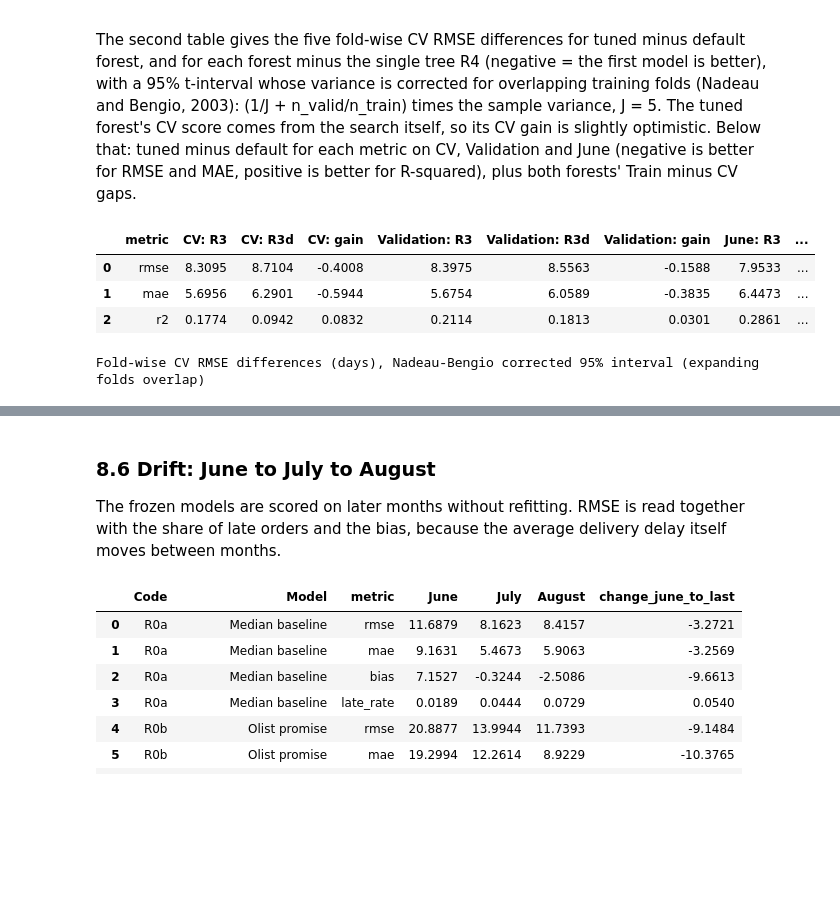
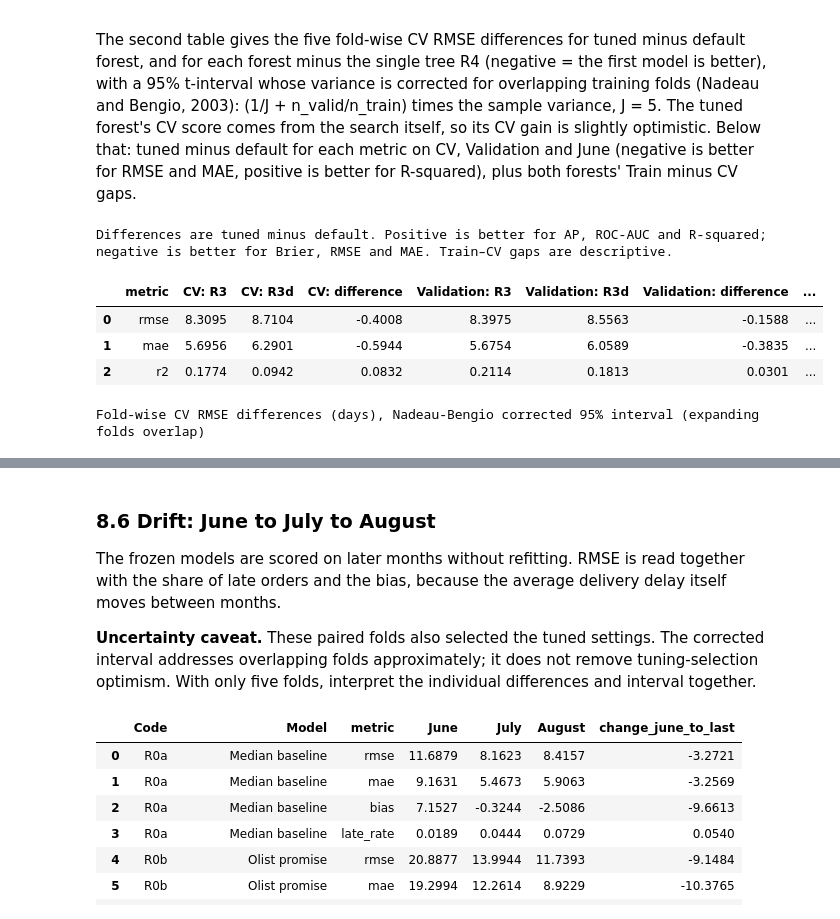
Before and after one commit to mushroomyyy/Team8_IT5006_Ecommerce_Analytics_AY2627Sem1, a Jupyter notebook: notebooks/03_regression.ipynb, the cells around one changed output, grey strips where cells are left out. Saved outputs shown, nothing was run; the diff lists cells and outputs as text; code cells hidden in the pictures; blank space fills up the shorter version.

```diff
--- a/notebooks/03_regression.ipynb
+++ b/notebooks/03_regression.ipynb
@@ -744,17 +754,19 @@ display(gaps)
 The second table gives the five fold-wise CV RMSE differences for tuned minus default forest, and for each forest minus the single tree R4 (negative = the first model is better), with a 95% t-interval whose variance is corrected for overlapping training folds (Nadeau and Bengio, 2003): (1/J + n_valid/n_train) times the sample variance, J = 5. The tuned forest's CV score comes from the search itself, so its CV gain is slightly optimistic. Below that: tuned minus default for each metric on CV, Validation and June (negative is better for RMSE and MAE, positive is better for R-squared), plus both forests' Train minus CV gaps.
 # %%
 tuning_gain = ev.tuning_gain_table(results, cv_folds, 'R3', 'R3d', ['rmse', 'mae', 'r2'])
-display(tuning_gain.round(4))
+print('Differences are tuned minus default. Positive is better for AP, ROC-AUC and R-squared; negative is better for Brier, RMSE and MAE. Train–CV gaps are descriptive.')
+display(tuning_gain.round(4).rename(columns=lambda col: col.replace(': gain', ': difference')))
 paired = pd.DataFrame([paired_fold_differences(cv_folds, a, b, 'rmse', data.folds, higher_is_better=False)
                        for a, b in [('R3', 'R3d'), ('R3', 'R4'), ('R3d', 'R4')]])
 print('Fold-wise CV RMSE differences (days), Nadeau-Bengio corrected 95% interval (expanding folds overlap)')
 display(paired.round(4))
 # %% [output]
+Differences are tuned minus default. Positive is better for AP, ROC-AUC and R-squared; negative is better for Brier, RMSE and MAE. Train–CV gaps are descriptive.
-|  | metric | CV: R3 | CV: R3d | CV: gain | Validation: R3 | Validation: R3d | Validation: gain | June: R3 | ... |
-| 0 | rmse | 8.3095 | 8.7104 | -0.4008 | 8.3975 | 8.5563 | -0.1588 | 7.9533 | ... |
-| 1 | mae | 5.6956 | 6.2901 | -0.5944 | 5.6754 | 6.0589 | -0.3835 | 6.4473 | ... |
-| 2 | r2 | 0.1774 | 0.0942 | 0.0832 | 0.2114 | 0.1813 | 0.0301 | 0.2861 | ... |
+|  | metric | CV: R3 | CV: R3d | CV: difference | Validation: R3 | Validation: R3d | Validation: difference | ... |
+| 0 | rmse | 8.3095 | 8.7104 | -0.4008 | 8.3975 | 8.5563 | -0.1588 | ... |
+| 1 | mae | 5.6956 | 6.2901 | -0.5944 | 5.6754 | 6.0589 | -0.3835 | ... |
+| 2 | r2 | 0.1774 | 0.0942 | 0.0832 | 0.2114 | 0.1813 | 0.0301 | ... |
-Fold-wise CV RMSE differences (days), Nadeau-Bengio corrected 95% interval (expanding folds overlap)
+Fold-wise CV RMSE differences (days), Nadeau-Bengio corrected 95% interval (expanding folds overlap)
 |  | comparison | metric | mean_diff | sd_diff | ci_low | ci_high | folds_better | fold_diffs |
 | 0 | R3 - R3d | rmse | -0.4008 | 0.4516 | -1.3023 | 0.5006 | 5/5 | -0.1037, -0.4404, -0.0968, -0.193... |
 | 1 | R3 - R4 | rmse | -0.3385 | 0.2087 | -0.7550 | 0.0779 | 5/5 | -0.2440, -0.1578, -0.6838, -0.377... |
@@ -763,6 +775,8 @@ Fold-wise CV RMSE differences (days), Nadeau-Bengio corrected 95% interval (expa
 ### 8.6 Drift: June to July to August
 
 The frozen models are scored on later months without refitting. RMSE is read together with the share of late orders and the bias, because the average delivery delay itself moves between months.
+
+**Uncertainty caveat.** These paired folds also selected the tuned settings. The corrected interval addresses overlapping folds approximately; it does not remove tuning-selection optimism. With only five folds, interpret the individual differences and interval together.
 # %%
 drift = ev.drift_table(results, ['rmse', 'mae', 'bias', 'late_rate'])
 drift.round(4).to_csv(OUT / 'drift_long.csv', index=False)
```
Also changed, not shown: parts of 8 cells of this notebook, 20 other files.
